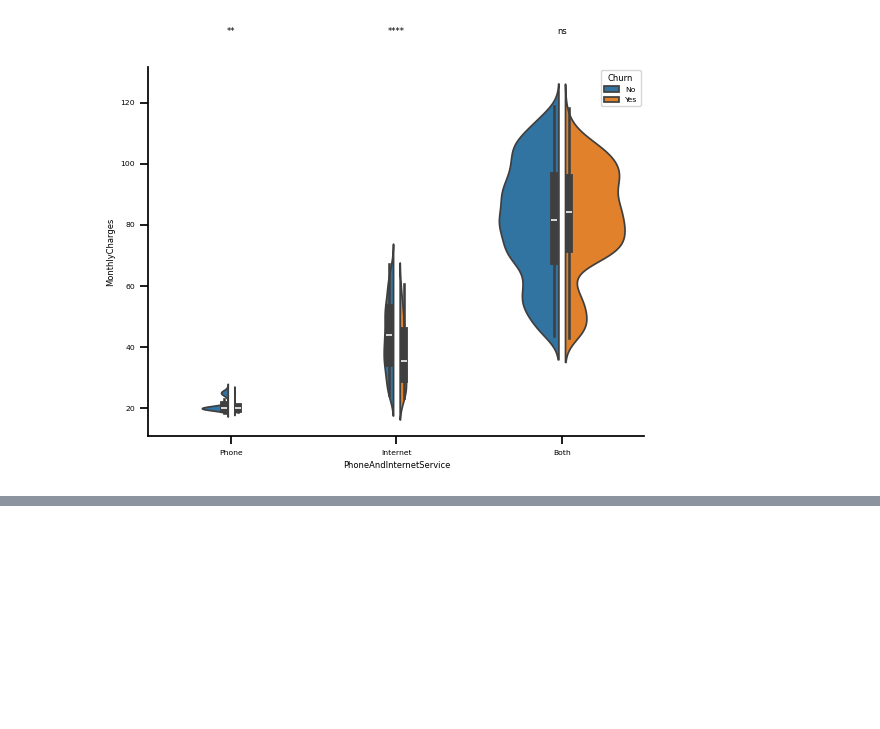
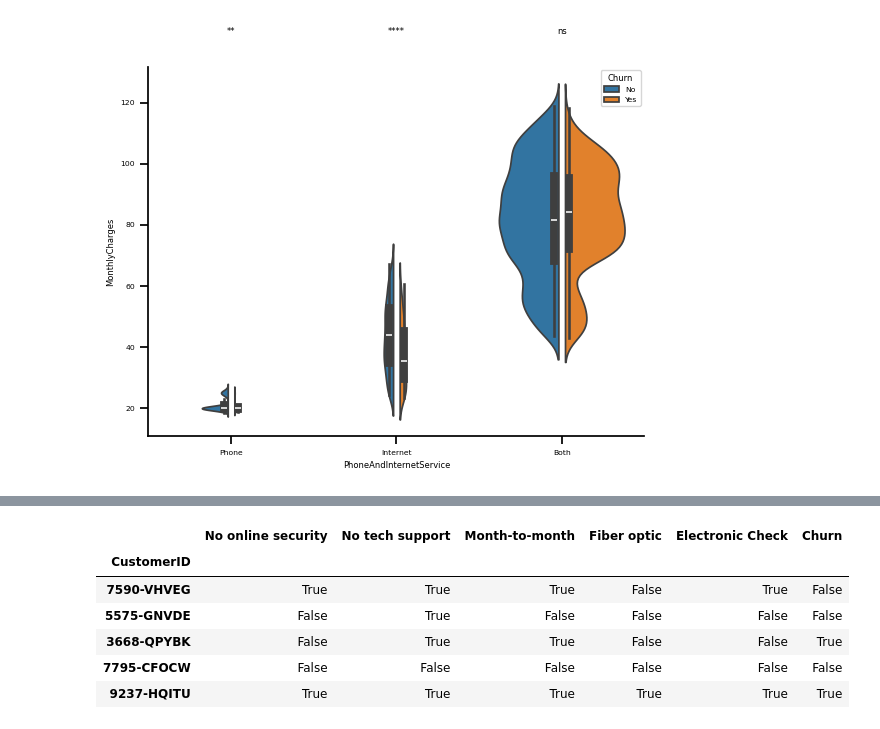
Before and after one commit to jdh33/churn-stats-ml-visualization, a Jupyter notebook: notebooks/telco_customer_churn_exploration.ipynb, the cells around one changed output, grey strips where cells are left out. Saved outputs shown, nothing was run; the diff lists cells and outputs as text; code cells hidden in the pictures; blank space fills up the shorter version.

```diff
--- a/notebooks/telco_customer_churn_exploration.ipynb
+++ b/notebooks/telco_customer_churn_exploration.ipynb
@@ -429,0 +525,16 @@ for i, pval in enumerate(mwu_test_results):
+# %%
+upset_columns = [
+    'No online security', 'No tech support',
+    'Month-to-month', 'Fiber optic',
+    'Electronic Check', 'Churn'
+    ]
+df_internet_categorical_subset = df_internet_categorical_subset.reindex(upset_columns, axis=1)
+df_internet_categorical_subset.head()
+# %% [output]
+|  | No online security | No tech support | Month-to-month | Fiber optic | Electronic Check | Churn |
+| CustomerID |  |  |  |  |  |  |
+| 7590-VHVEG | True | True | True | False | True | False |
+| 5575-GNVDE | False | True | False | False | False | False |
+| 3668-QPYBK | False | True | True | False | False | True |
+| 7795-CFOCW | False | False | False | False | False | False |
+| 9237-HQITU | True | True | True | True | True | True |
```
Also changed, not shown: parts of 9 cells of this notebook.
